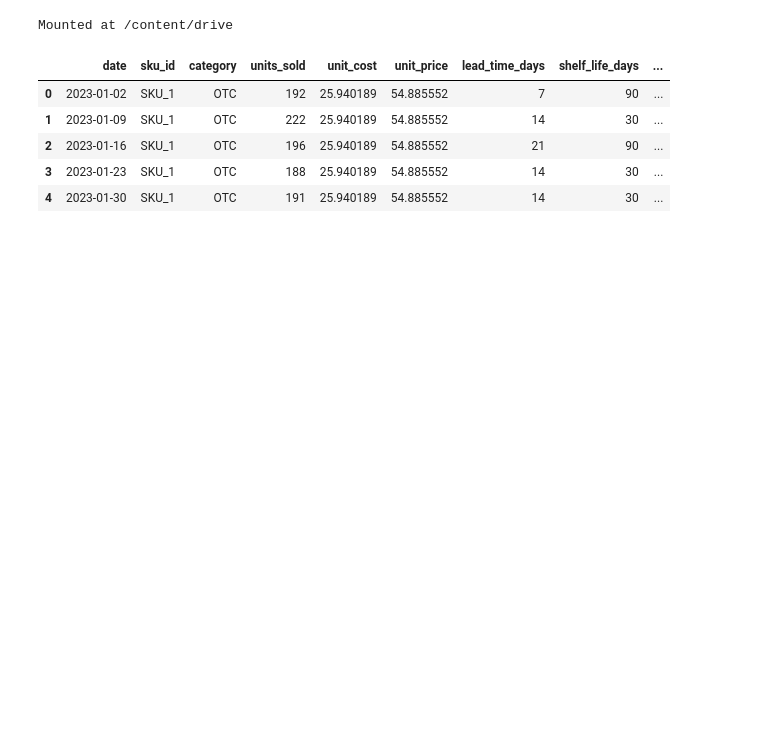
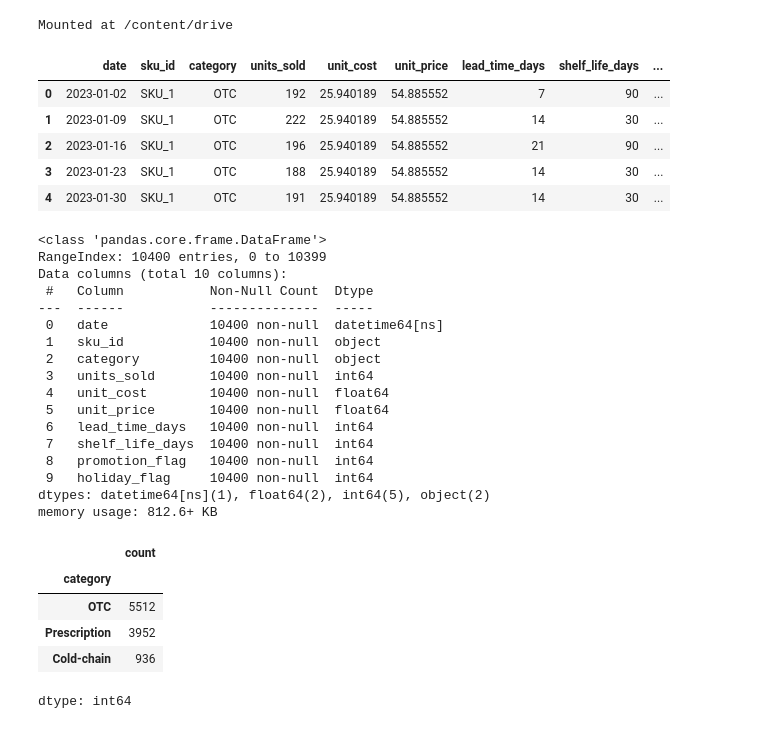
Before and after one commit to jblcky/retail-pharmacy-inventory-optimization, a Jupyter notebook: notebooks/eda.ipynb, the cells around one changed output. Drawn from its saved outputs; the diff is of its cells as text; code cells hidden in the pictures; blank space fills up the shorter version.

```diff
--- a/notebooks/eda.ipynb
+++ b/notebooks/eda.ipynb
@@ -22,3 +22,31 @@ Mounted at /content/drive
 | 2 | 2023-01-16 | SKU_1 | OTC | 196 | 25.940189 | 54.885552 | 21 | 90 | ... |
 | 3 | 2023-01-23 | SKU_1 | OTC | 188 | 25.940189 | 54.885552 | 14 | 30 | ... |
 | 4 | 2023-01-30 | SKU_1 | OTC | 191 | 25.940189 | 54.885552 | 14 | 30 | ... |
+# %%
+df.info()
+df.describe()
+df['category'].value_counts()
+# %% [output]
+<class 'pandas.core.frame.DataFrame'>
+RangeIndex: 10400 entries, 0 to 10399
+Data columns (total 10 columns):
+ #   Column           Non-Null Count  Dtype
+---  ------           --------------  -----
+ 0   date             10400 non-null  datetime64[ns]
+ 1   sku_id           10400 non-null  object
+ 2   category         10400 non-null  object
+ 3   units_sold       10400 non-null  int64
+ 4   unit_cost        10400 non-null  float64
+ 5   unit_price       10400 non-null  float64
+ 6   lead_time_days   10400 non-null  int64
+ 7   shelf_life_days  10400 non-null  int64
+ 8   promotion_flag   10400 non-null  int64
+ 9   holiday_flag     10400 non-null  int64
+dtypes: datetime64[ns](1), float64(2), int64(5), object(2)
+memory usage: 812.6+ KB
+|  | count |
+| category |  |
+| OTC | 5512 |
+| Prescription | 3952 |
+| Cold-chain | 936 |
+dtype: int64
```
Also changed, not shown: parts of 5 cells of this notebook.
